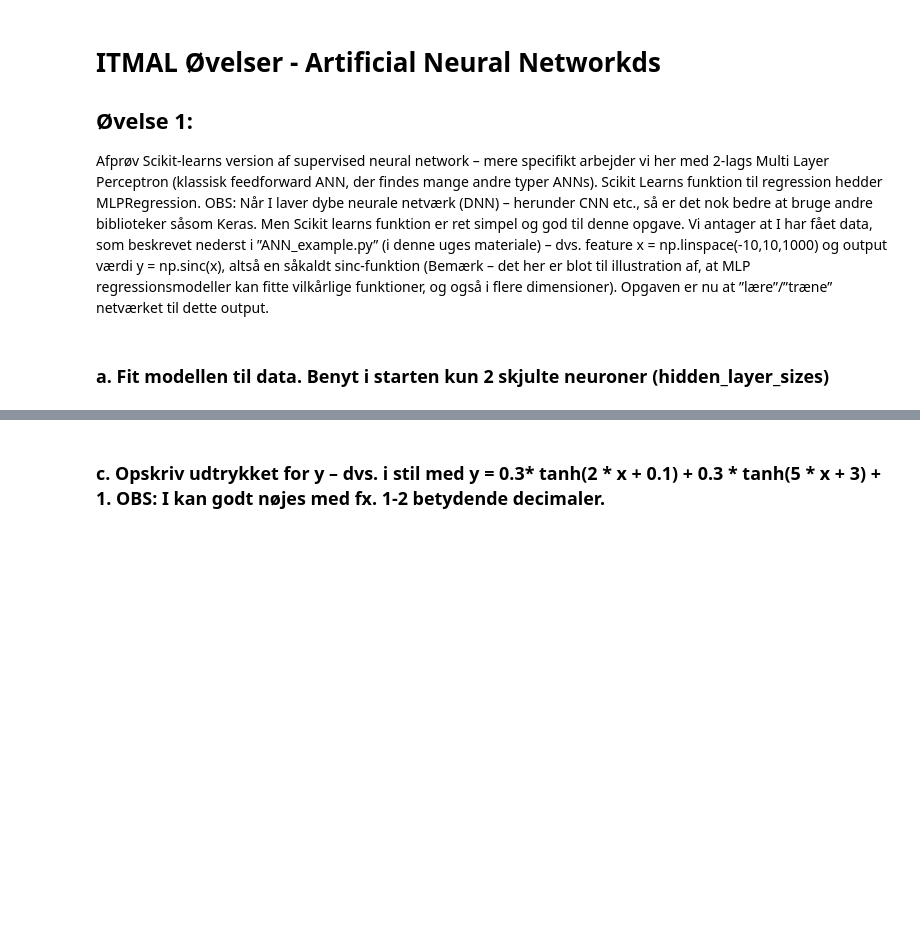
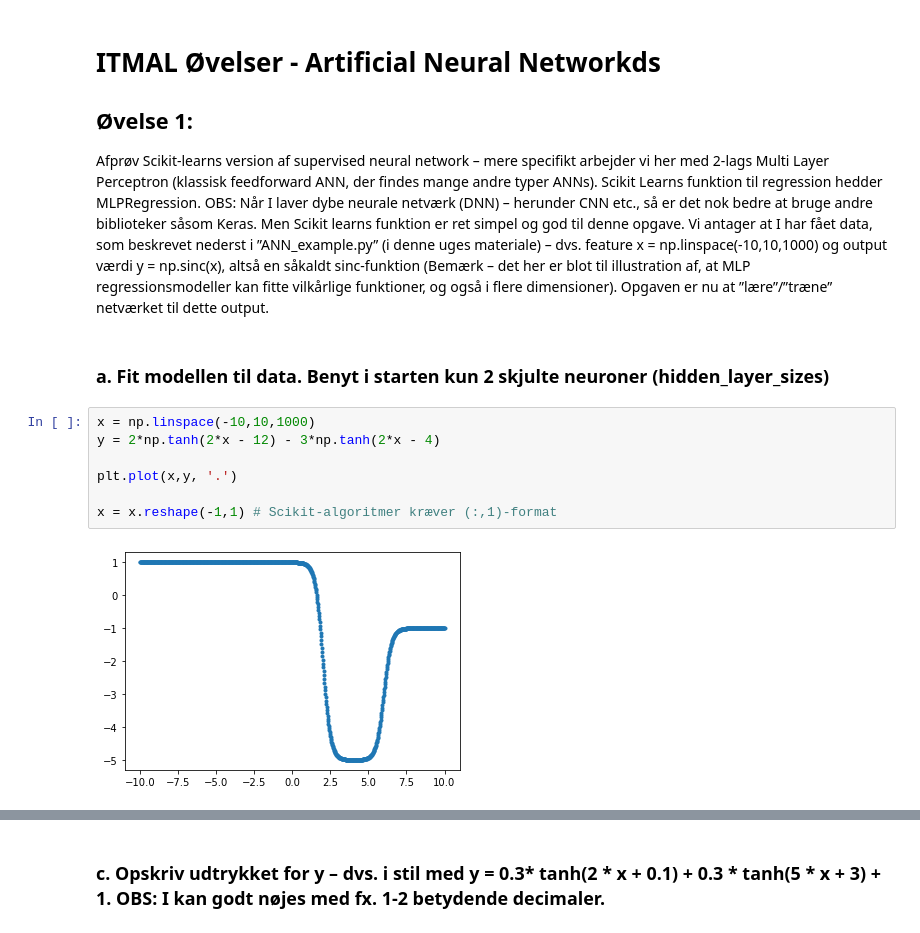
Before and after one commit to mortenhaahr/MAL, a Jupyter notebook: L06/L06.ipynb, the cells around one changed output, grey strips where cells are left out. Drawn from its saved outputs; the diff is of its cells as text; blank space fills up the shorter version.

```diff
--- a/L06/L06.ipynb
+++ b/L06/L06.ipynb
@@ -8,3 +8,12 @@ OBS: Når I laver dybe neurale netværk (DNN) – herunder CNN etc., så er det
 Vi antager at I har fået data, som beskrevet nederst i ”ANN_example.py” (i denne uges materiale) – dvs. feature x = np.linspace(-10,10,1000) og output værdi y = np.sinc(x), altså en såkaldt sinc-funktion (Bemærk – det her er blot til illustration af, at MLP regressionsmodeller kan fitte vilkårlige funktioner, og også i flere dimensioner). Opgaven er nu at ”lære”/”træne” netværket til dette output.
 # %% [markdown]
 ### a. Fit modellen til data. Benyt i starten kun 2 skjulte neuroner (hidden_layer_sizes)
+# %%
+x = np.linspace(-10,10,1000)
+y = 2*np.tanh(2*x - 12) - 3*np.tanh(2*x - 4)
+
+plt.plot(x,y, '.')
+
+x = x.reshape(-1,1) # Scikit-algoritmer kræver (:,1)-format
+# %% [output]
+[figure, added]
```
Also changed, not shown: parts of 3 cells of this notebook, 2 other files.
